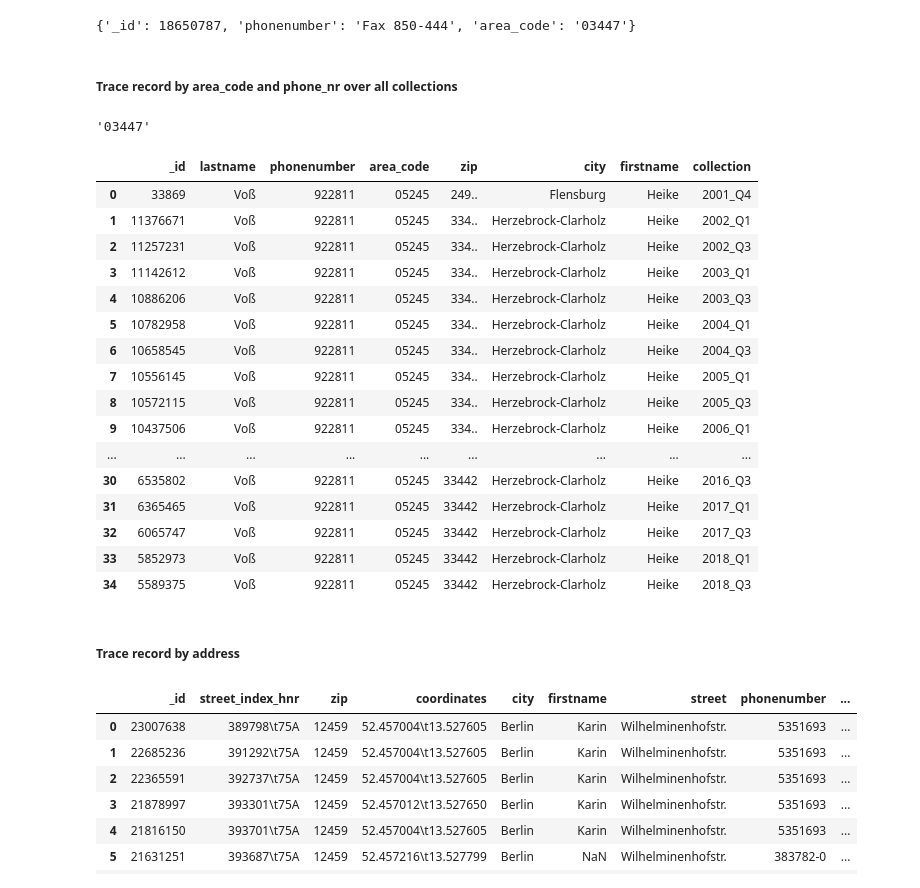
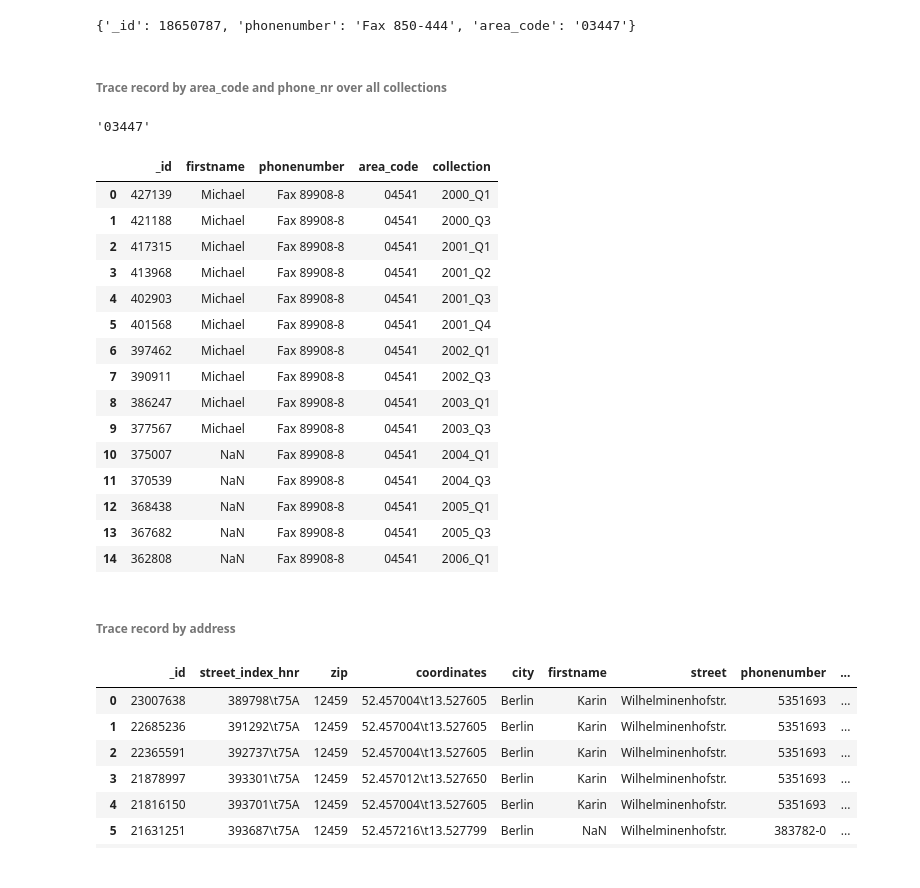
Before and after one commit to mayo-s/phonebookdiver, a Jupyter notebook: jupyter/phonebookdiver_notebook.ipynb, the cells around one changed output. Saved outputs shown, nothing was run; the diff lists cells and outputs as text; code cells hidden in the pictures.

```diff
--- a/jupyter/phonebookdiver_notebook.ipynb
+++ b/jupyter/phonebookdiver_notebook.ipynb
@@ -605,7 +616,7 @@ record
 # %% [output]
 {'_id': 18650787, 'phonenumber': 'Fax 850-444', 'area_code': '03447'}
 # %% [markdown]
-##### Trace record by area_code and phone_nr over all collections
+###### Trace record by area_code and phone_nr over all collections
 # %%
 record['area_code']
 # %% [output]
@@ -622,33 +633,34 @@ def trace_phonenr(area_code, phone_nr):
 
     return records
 # %%
-traced_nr = trace_phonenr('05245', '922811')
+# traced_nr = trace_phonenr('05245', '922811')
 # traced_nr = trace_phonenr(record['area_code'][0], record['phonenumber'][0])
 # traced_nr = trace_phonenr('03447', 'Fax 850-444')
 # traced_nr = trace_phonenr('0461', 'Fax 50323-23')
 # traced_nr = trace_phonenr('0461','Fax 93738')
 # traced_nr = trace_phonenr('0461','93738')
+# traced_nr = trace_phonenr('0451', '47000-16') # ?
+traced_nr = trace_phonenr('04541', 'Fax 89908-8')
 pd.DataFrame(traced_nr)
 # %% [output]
-|  | _id | lastname | phonenumber | area_code | zip | city | firstname | collection |
-| 0 | 33869 | Voß | 922811 | 05245 | 249.. | Flensburg | Heike | 2001_Q4 |
-| 1 | 11376671 | Voß | 922811 | 05245 | 334.. | Herzebrock-Clarholz | Heike | 2002_Q1 |
-| 2 | 11257231 | Voß | 922811 | 05245 | 334.. | Herzebrock-Clarholz | Heike | 2002_Q3 |
-| 3 | 11142612 | Voß | 922811 | 05245 | 334.. | Herzebrock-Clarholz | Heike | 2003_Q1 |
-| 4 | 10886206 | Voß | 922811 | 05245 | 334.. | Herzebrock-Clarholz | Heike | 2003_Q3 |
-| 5 | 10782958 | Voß | 922811 | 05245 | 334.. | Herzebrock-Clarholz | Heike | 2004_Q1 |
-| 6 | 10658545 | Voß | 922811 | 05245 | 334.. | Herzebrock-Clarholz | Heike | 2004_Q3 |
-| 7 | 10556145 | Voß | 922811 | 05245 | 334.. | Herzebrock-Clarholz | Heike | 2005_Q1 |
-| 8 | 10572115 | Voß | 922811 | 05245 | 334.. | Herzebrock-Clarholz | Heike | 2005_Q3 |
-| 9 | 10437506 | Voß | 922811 | 05245 | 334.. | Herzebrock-Clarholz | Heike | 2006_Q1 |
-| ... | ... | ... | ... | ... | ... | ... | ... | ... |
-| 30 | 6535802 | Voß | 922811 | 05245 | 33442 | Herzebrock-Clarholz | Heike | 2016_Q3 |
-| 31 | 6365465 | Voß | 922811 | 05245 | 33442 | Herzebrock-Clarholz | Heike | 2017_Q1 |
-| 32 | 6065747 | Voß | 922811 | 05245 | 33442 | Herzebrock-Clarholz | Heike | 2017_Q3 |
-| 33 | 5852973 | Voß | 922811 | 05245 | 33442 | Herzebrock-Clarholz | Heike | 2018_Q1 |
-| 34 | 5589375 | Voß | 922811 | 05245 | 33442 | Herzebrock-Clarholz | Heike | 2018_Q3 |
+|  | _id | firstname | phonenumber | area_code | collection |
+| 0 | 427139 | Michael | Fax 89908-8 | 04541 | 2000_Q1 |
+| 1 | 421188 | Michael | Fax 89908-8 | 04541 | 2000_Q3 |
+| 2 | 417315 | Michael | Fax 89908-8 | 04541 | 2001_Q1 |
+| 3 | 413968 | Michael | Fax 89908-8 | 04541 | 2001_Q2 |
+| 4 | 402903 | Michael | Fax 89908-8 | 04541 | 2001_Q3 |
+| 5 | 401568 | Michael | Fax 89908-8 | 04541 | 2001_Q4 |
+| 6 | 397462 | Michael | Fax 89908-8 | 04541 | 2002_Q1 |
+| 7 | 390911 | Michael | Fax 89908-8 | 04541 | 2002_Q3 |
+| 8 | 386247 | Michael | Fax 89908-8 | 04541 | 2003_Q1 |
+| 9 | 377567 | Michael | Fax 89908-8 | 04541 | 2003_Q3 |
+| 10 | 375007 | NaN | Fax 89908-8 | 04541 | 2004_Q1 |
+| 11 | 370539 | NaN | Fax 89908-8 | 04541 | 2004_Q3 |
+| 12 | 368438 | NaN | Fax 89908-8 | 04541 | 2005_Q1 |
+| 13 | 367682 | NaN | Fax 89908-8 | 04541 | 2005_Q3 |
+| 14 | 362808 | NaN | Fax 89908-8 | 04541 | 2006_Q1 |
 # %% [markdown]
-##### Trace record by address
+###### Trace record by address
 # %%
 def trace_address(zip, city, street, street_nr):
     if len(collections) <= 0: return 'No collections available'
```
Also changed, not shown: parts of 73 cells of this notebook.
